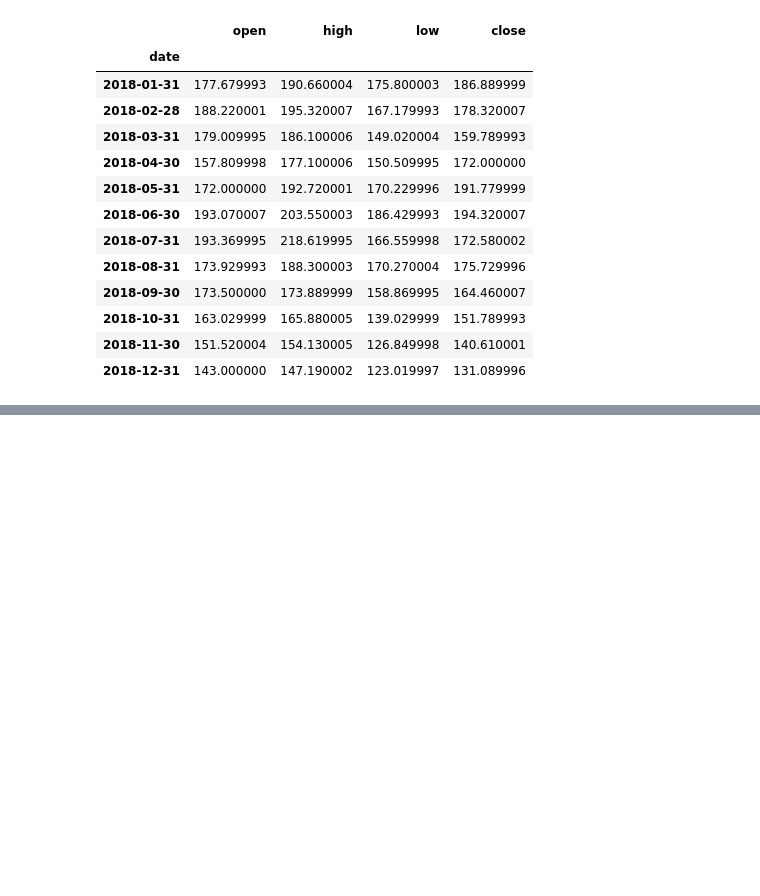
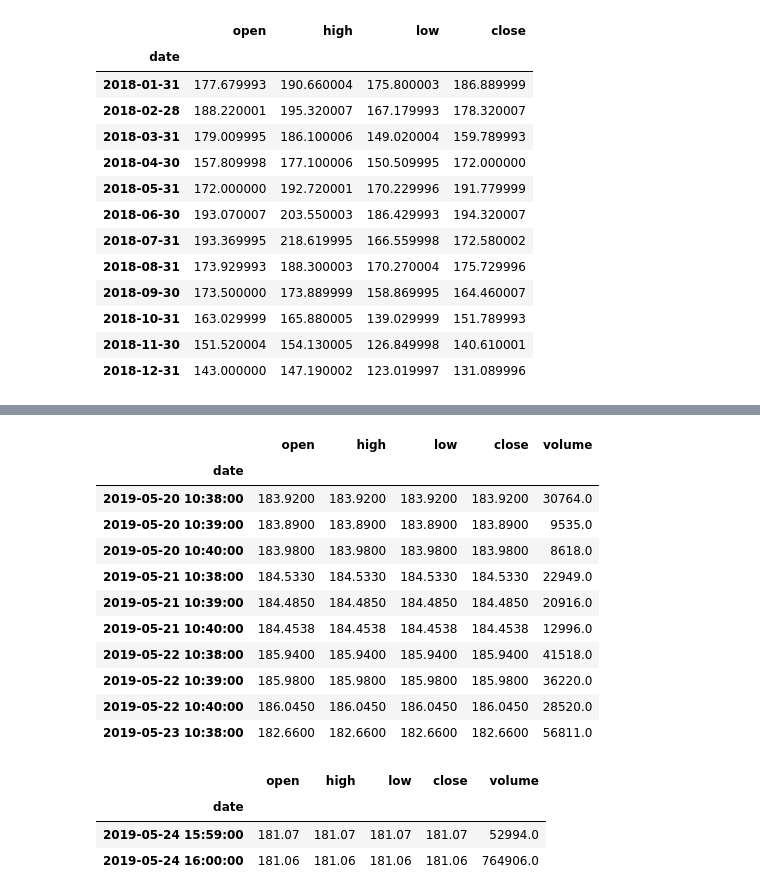
Before and after one commit to nadia-paz/ds-learning, a Jupyter notebook: data_analysis_pandas/08_time_series.ipynb, the cells around one changed output, grey strips where cells are left out. Drawn from its saved outputs; the diff is of its cells as text; code cells hidden in the pictures; blank space fills up the shorter version.

Commit message:
add per_minute functions

```diff
--- a/data_analysis_pandas/08_time_series.ipynb
+++ b/data_analysis_pandas/08_time_series.ipynb
@@ -102,0 +105,9 @@ Example:
+# %%
+fb_per_minute = pd.read_csv(
+    '../datasets/fb_per_minute.csv',
+    index_col='date',
+    parse_dates=True,
+    #date_parser = pd.to_datetime(fb_per_minute, format='%Y-%m-%d %H-%M')
+    # from above didn't work because fb_per_minute is not defined yet
+    date_parser=lambda x: pd.to_datetime(x, format='%Y-%m-%d %H-%M')
+)
@@ -102,0 +133,15 @@ Example:
+# %%
+fb_per_minute.between_time('10:38', '10:40').head(10)
+# %% [output]
+|  | open | high | low | close | volume |
+| date |  |  |  |  |  |
+| 2019-05-20 10:38:00 | 183.9200 | 183.9200 | 183.9200 | 183.9200 | 30764.0 |
+| 2019-05-20 10:39:00 | 183.8900 | 183.8900 | 183.8900 | 183.8900 | 9535.0 |
+| 2019-05-20 10:40:00 | 183.9800 | 183.9800 | 183.9800 | 183.9800 | 8618.0 |
+| 2019-05-21 10:38:00 | 184.5330 | 184.5330 | 184.5330 | 184.5330 | 22949.0 |
+| 2019-05-21 10:39:00 | 184.4850 | 184.4850 | 184.4850 | 184.4850 | 20916.0 |
+| 2019-05-21 10:40:00 | 184.4538 | 184.4538 | 184.4538 | 184.4538 | 12996.0 |
+| 2019-05-22 10:38:00 | 185.9400 | 185.9400 | 185.9400 | 185.9400 | 41518.0 |
+| 2019-05-22 10:39:00 | 185.9800 | 185.9800 | 185.9800 | 185.9800 | 36220.0 |
+| 2019-05-22 10:40:00 | 186.0450 | 186.0450 | 186.0450 | 186.0450 | 28520.0 |
+| 2019-05-23 10:38:00 | 182.6600 | 182.6600 | 182.6600 | 182.6600 | 56811.0 |
@@ -102,0 +150,7 @@ Example:
+# %%
+fb_per_minute.tail(2)
+# %% [output]
+|  | open | high | low | close | volume |
+| date |  |  |  |  |  |
+| 2019-05-24 15:59:00 | 181.07 | 181.07 | 181.07 | 181.07 | 52994.0 |
+| 2019-05-24 16:00:00 | 181.06 | 181.06 | 181.06 | 181.06 | 764906.0 |
```
Also changed, not shown: parts of 14 cells of this notebook.
